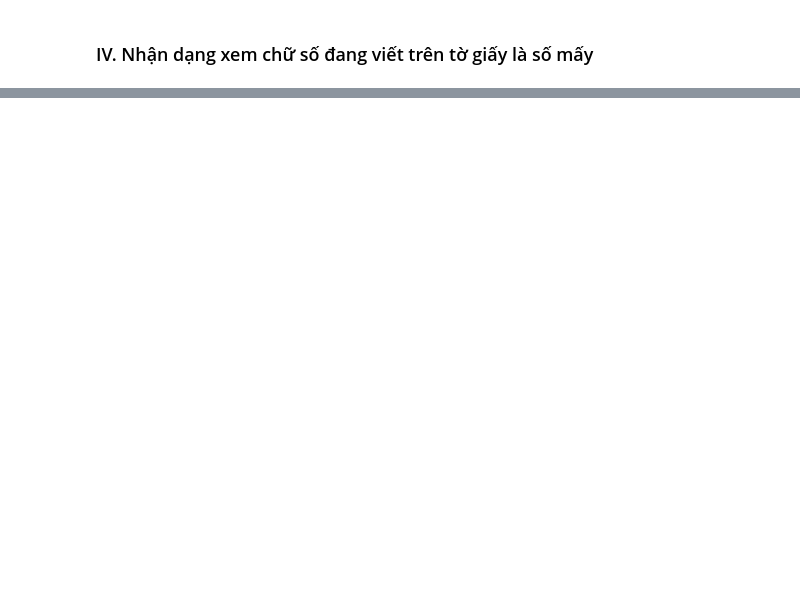
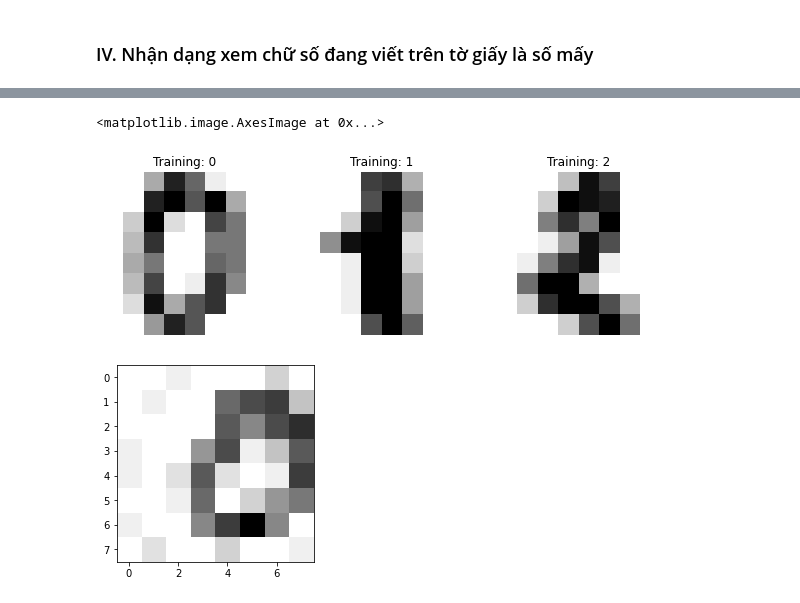
Before and after one commit to NguyenMinh2804/CS114.L22.KHCL, a Jupyter notebook: Colab_01.ipynb, the cells around one changed output, grey strips where cells are left out. Drawn from its saved outputs; the diff is of its cells as text; code cells hidden in the pictures; blank space fills up the shorter version.

```diff
--- a/Colab_01.ipynb
+++ b/Colab_01.ipynb
@@ -365 +409,18 @@ Result[False]
   - Giả sử thuật toán này tốt, thì không thể áp dụng cho bài toán nhận diện số nhà vì số nhà bao gồm chữ và số ngoài ra còn có kí hiệu "/", do vậy bài toán này cần có một tập dữ liệu train khác, ngoài ra còn phải nhận diện nhiều số, chữ và cả background. Output là một chuỗi chứ không phải là 1 kí tự. Do vậy theo nhóm em thì không áp dụng được
+# %%
+digits = datasets.load_digits()
+_, axes = plt.subplots(nrows=1, ncols=3, figsize=(10, 3))
+image = cv2.imread(filename, cv2.IMREAD_GRAYSCALE)
+
+for ax, image, label in zip(axes, digits.images, digits.target):
+    ax.set_axis_off()
+    ax.imshow(image, cmap=plt.cm.gray_r, interpolation='nearest')
+    ax.set_title('Training: %i' % label)
+image = cv2.imread("photo.jpg", 0)
+plt.figure(figsize=(12, 12))
+plt.subplot(1, 3, 1)
+plt.imshow(image, cmap=plt.cm.gray_r)
+# %% [output]
+<matplotlib.image.AxesImage at 0x...>
+[figure, added]
+[figure, added]
```
Also changed, not shown: parts of 18 cells of this notebook.
